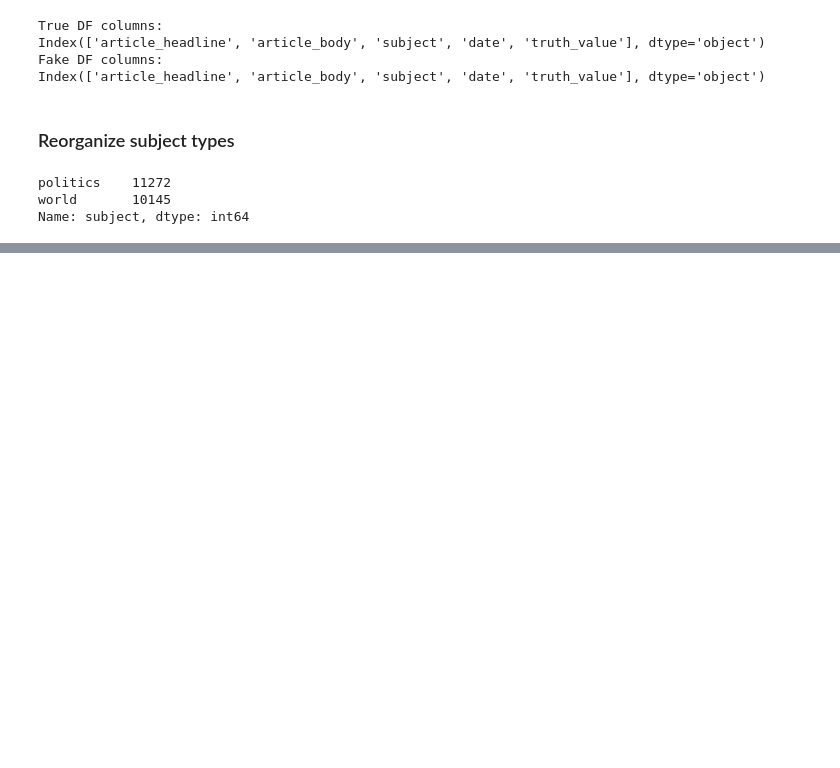
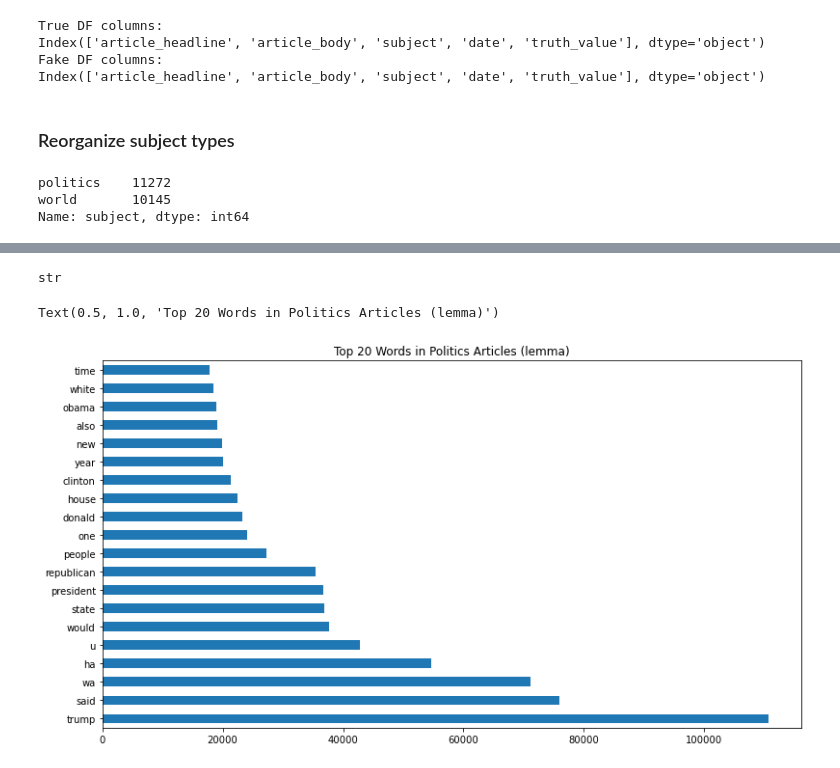
Before and after one commit to tarrencen/post_codeup_projs, a Jupyter notebook: explore.ipynb, the cells around one changed output, grey strips where cells are left out. Cells and saved outputs as stored; diff of their text form; code cells hidden in the pictures; blank space fills up the shorter version.

```diff
--- a/explore.ipynb
+++ b/explore.ipynb
@@ -166,0 +384,3 @@ Name: article_body, Length: 21417, dtype: object
+# %%
+df = df.drop_duplicates()
+df.info()
@@ -166,0 +401,5 @@ Name: article_body, Length: 21417, dtype: object
+# %%
+df.article_clean = df.article_clean.apply(prep.tokenize)\
+    .apply(prep.remove_stopwords)
+
+df.head(3)
@@ -166,0 +412,12 @@ Name: article_body, Length: 21417, dtype: object
+# %%
+df['article_stemmed'] = df.article_body.apply(prep.basic_clean)\
+    .apply(prep.tokenize)\
+        .apply(prep.stem)\
+            .apply(prep.remove_stopwords)
+
+df['article_lemmatized'] = df.article_body.apply(prep.basic_clean)\
+    .apply(prep.tokenize)\
+        .apply(prep.lemmatize)\
+            .apply(prep.remove_stopwords)
+
+df.head(3)
@@ -166,0 +438,13 @@ Name: article_body, Length: 21417, dtype: object
+# %%
+pol_lem_corpus = ' '.join(df[df.subject == 'politics'].article_lemmatized)
+type(pol_lem_corpus)
+# %% [output]
+str
+# %%
+pol_lem_freq = pd.Series(pol_lem_corpus.split()).value_counts()
+plt.figure(figsize=(13,7))
+pol_lem_freq.sort_values(ascending=False).head(20).plot.barh()
+plt.title('Top 20 Words in Politics Articles (lemma)')
+# %% [output]
+Text(0.5, 1.0, 'Top 20 Words in Politics Articles (lemma)')
+[figure, added]
```
Also changed, not shown: parts of 24 cells of this notebook.
